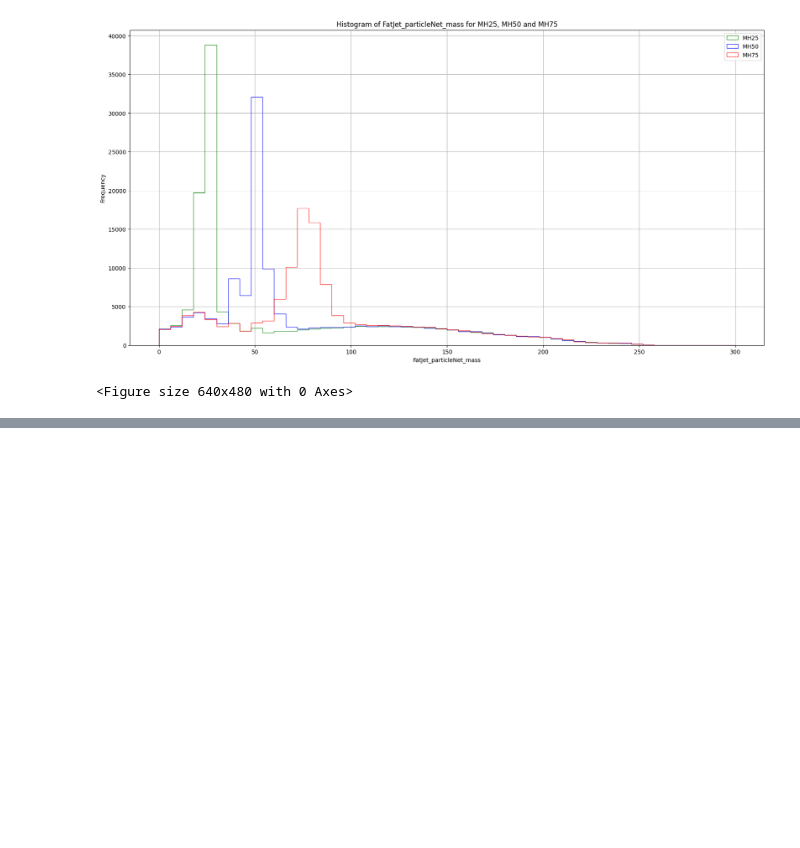
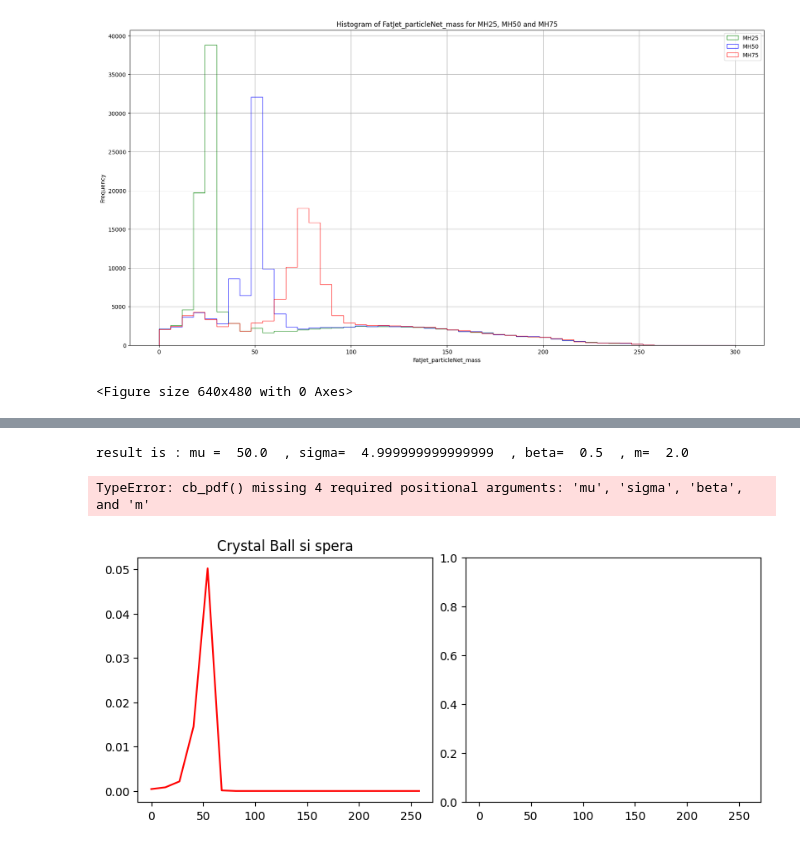
Before and after one commit to riccardocanterini-cyber/Tesi, a Jupyter notebook: Plot_Dati.ipynb, the cells around one changed output, grey strips where cells are left out. Cells and saved outputs as stored; diff of their text form; code cells hidden in the pictures; blank space fills up the shorter version.

```diff
--- a/Analisi_Dati.ipynb
+++ b/Plot_Dati.ipynb
@@ -138,0 +248,28 @@ plt.savefig("Istogramma_FatJet_Mass_25_50_75.png")
+# %%
+
+m=Minuit(neg_log_likelihood, mu=50, sigma=5, beta=0.5, m=2)
+m.limits["mu"]=(35,165)
+m.limits["sigma"]=(0,20)
+m.limits["beta"]=(0.1,5)
+m.limits["m"]=(1.5,5)
+m.migrad()
+print("result is : mu = ", m.values[0]," , sigma= ",m.values[1]," , beta= ",m.values[2]," , m= ",m.values[3])
+# %% [output]
+result is : mu =  50.0  , sigma=  4.999999999999999  , beta=  0.5  , m=  2.0
+# %%
+plt.subplots(1, 2, figsize=(8, 5), sharex=True)
+
+plt.sca(ax[0])
+plt.title("Crystal Ball si spera")
+xm=np.linspace(*xrange, 100)
+plt.plot(xm, cb_pdf(xm, 50, 4.9))
+plt.xlim(*xrange)
+
+plt.sca(ax[1])
+plt.title("Crustal Ball coi dati, si spera...")
+m.visalize(bins=100)
+plt.xlim(*xrange)
+plt.show
+# %% [output]
+TypeError: cb_pdf() missing 4 required positional arguments: 'mu', 'sigma', 'beta', and 'm'
+[figure, added]
```
Also changed, not shown: parts of 4 cells of this notebook, 6 other files.
